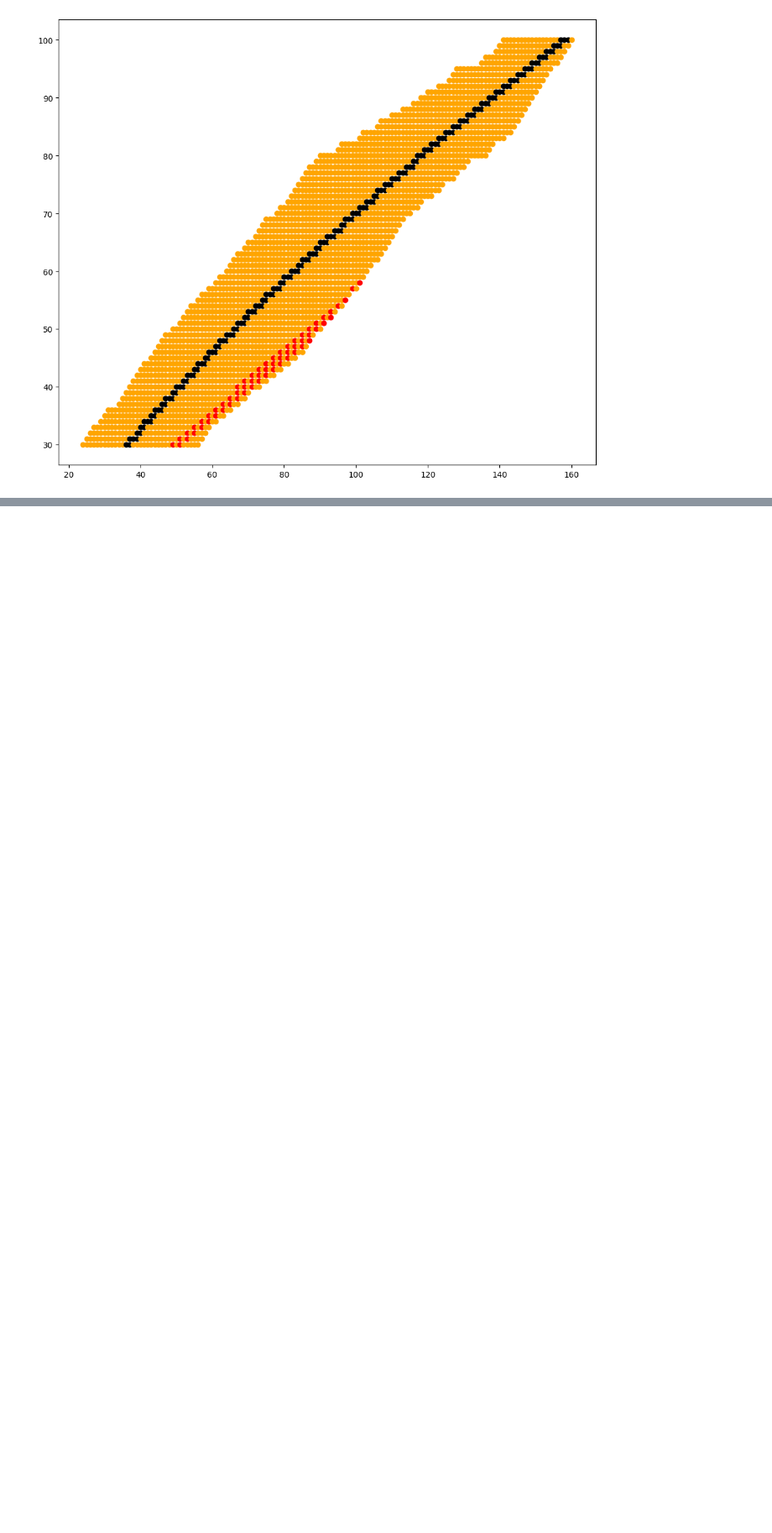
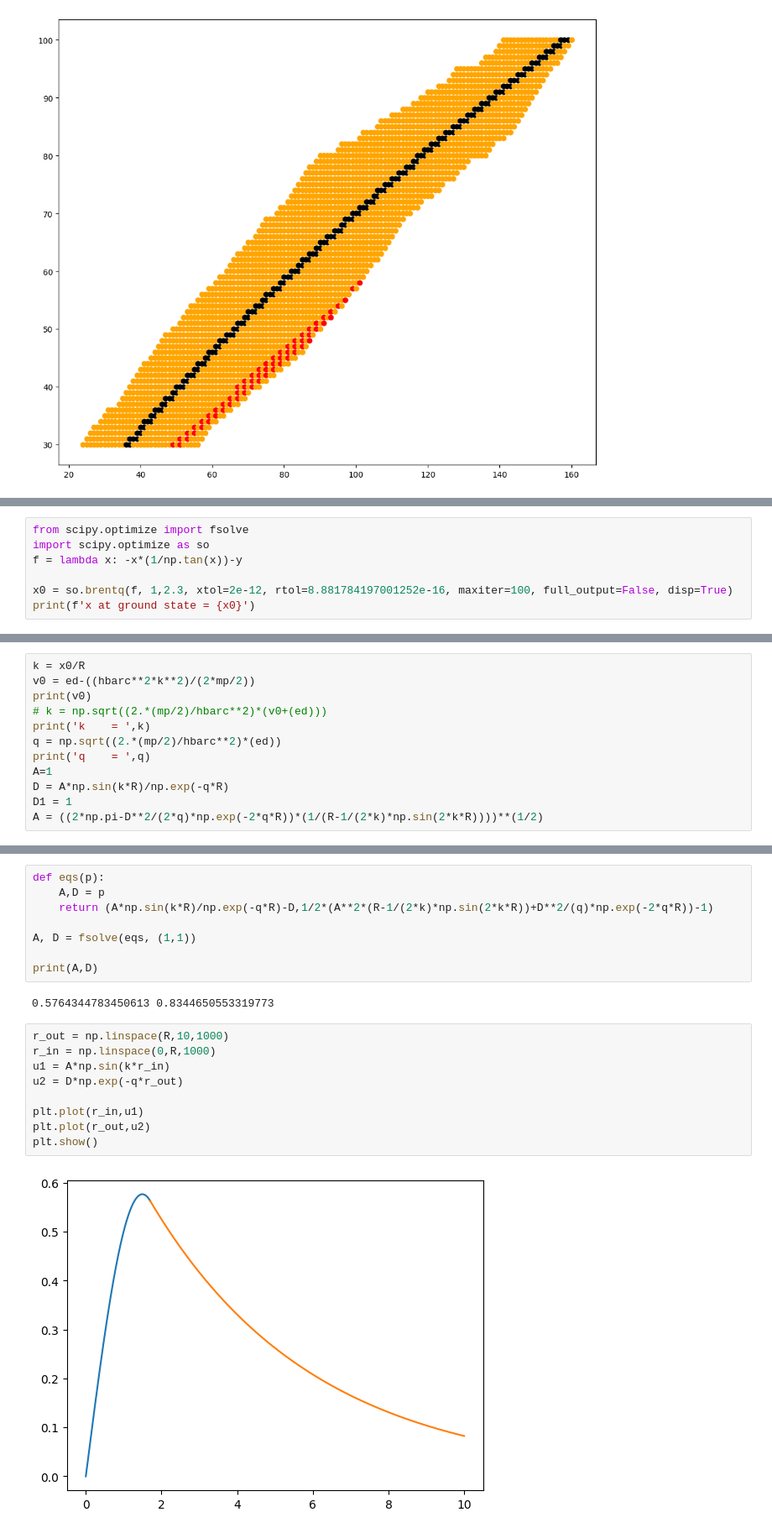
Before and after one commit to mariaheisel99/Studies, a Jupyter notebook: Nuclear_II/exercises.ipynb, the cells around one changed output, grey strips where cells are left out. Shown at 84% size. Drawn from its saved outputs; the diff is of its cells as text; blank space fills up the shorter version.

```diff
--- a/Nuclear_II/exercises.ipynb
+++ b/Nuclear_II/exercises.ipynb
@@ -158,0 +308,7 @@ for a,z,n,z_stabil in zip(df['A'],df['Z'],df['N'],zs):
+# %%
+from scipy.optimize import fsolve
+import scipy.optimize as so
+f = lambda x: -x*(1/np.tan(x))-y
+
+x0 = so.brentq(f, 1,2.3, xtol=2e-12, rtol=8.881784197001252e-16, maxiter=100, full_output=False, disp=True)
+print(f'x at ground state = {x0}')
@@ -158,0 +317,12 @@ for a,z,n,z_stabil in zip(df['A'],df['Z'],df['N'],zs):
+# %%
+k = x0/R
+v0 = ed-((hbarc**2*k**2)/(2*mp/2))
+print(v0)
+# k = np.sqrt((2.*(mp/2)/hbarc**2)*(v0+(ed)))
+print('k    = ',k)
+q = np.sqrt((2.*(mp/2)/hbarc**2)*(ed))
+print('q    = ',q)
+A=1
+D = A*np.sin(k*R)/np.exp(-q*R)
+D1 = 1
+A = ((2*np.pi-D**2/(2*q)*np.exp(-2*q*R))*(1/(R-1/(2*k)*np.sin(2*k*R))))**(1/2)
@@ -158,0 +333,21 @@ for a,z,n,z_stabil in zip(df['A'],df['Z'],df['N'],zs):
+# %%
+def eqs(p):
+    A,D = p
+    return (A*np.sin(k*R)/np.exp(-q*R)-D,1/2*(A**2*(R-1/(2*k)*np.sin(2*k*R))+D**2/(q)*np.exp(-2*q*R))-1)
+
+A, D = fsolve(eqs, (1,1))
+
+print(A,D)
+# %% [output]
+0.5764344783450613 0.8344650553319773
+# %%
+r_out = np.linspace(R,10,1000)
+r_in = np.linspace(0,R,1000)
+u1 = A*np.sin(k*r_in)
+u2 = D*np.exp(-q*r_out)
+
+plt.plot(r_in,u1)
+plt.plot(r_out,u2)
+plt.show()
+# %% [output]
+[figure, added]
```
Also changed, not shown: parts of 21 cells of this notebook.
